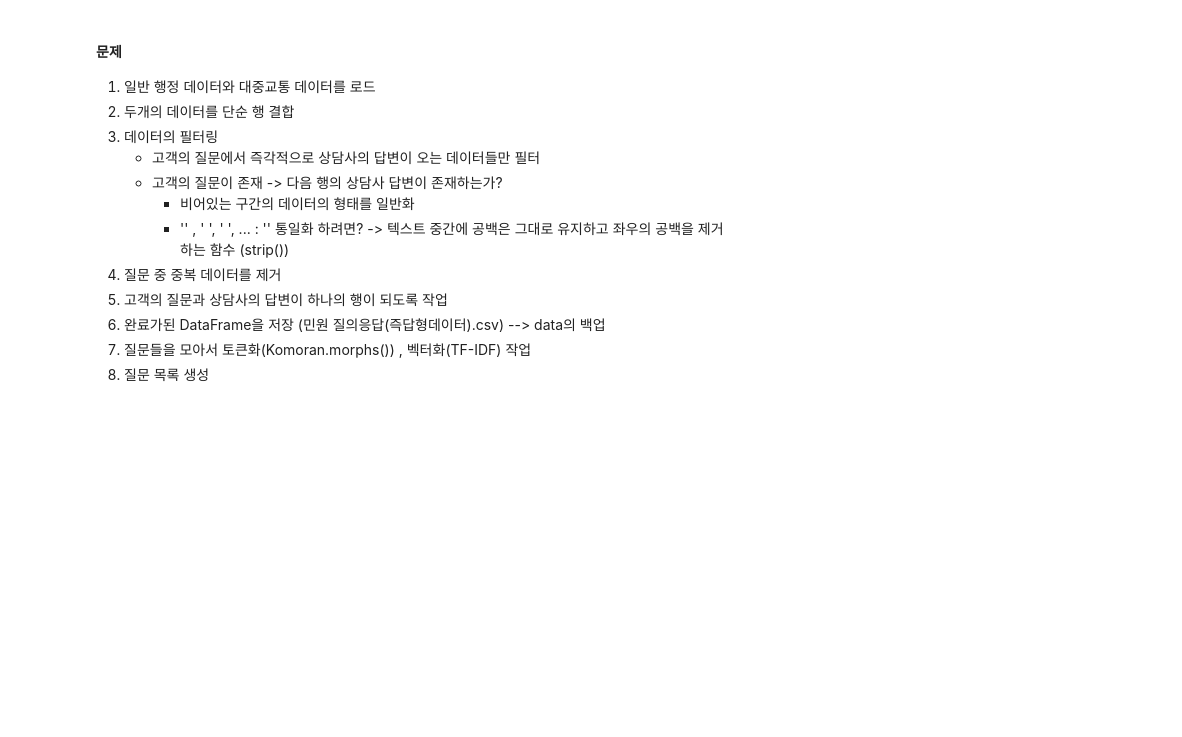
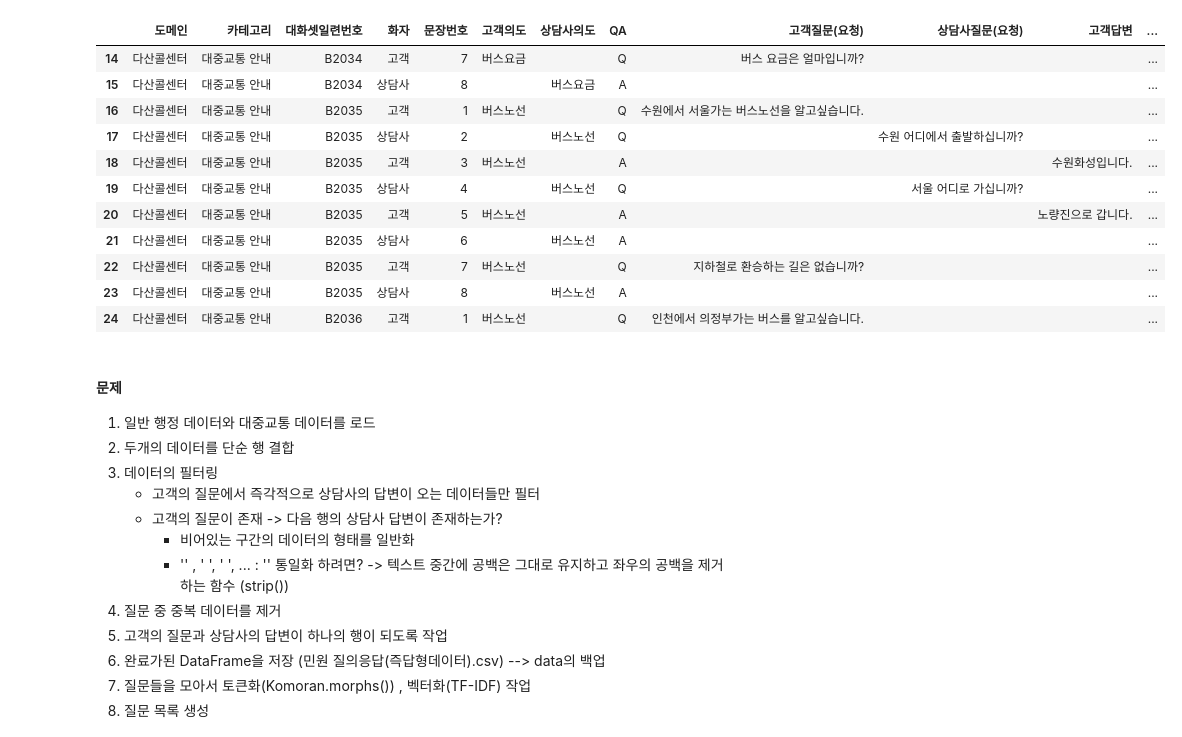
Before and after one commit to bsmoon-86/multicam_11, a Jupyter notebook: 20260604/03_cosine_exam.ipynb, the cells around one changed output. Saved outputs shown, nothing was run; the diff lists cells and outputs as text; code cells hidden in the pictures; blank space fills up the shorter version.

```diff
--- a/20260604/03_cosine_exam.ipynb
+++ b/20260604/03_cosine_exam.ipynb
@@ -7,7 +7,20 @@ df.info()
 # %%
 df.isna().sum()
 # %%
-df.head(10)
+df.loc[14:24]
+# %% [output]
+|  | 도메인 | 카테고리 | 대화셋일련번호 | 화자 | 문장번호 | 고객의도 | 상담사의도 | QA | 고객질문(요청) | 상담사질문(요청) | 고객답변 | ... |
+| 14 | 다산콜센터 | 대중교통 안내 | B2034 | 고객 | 7 | 버스요금 |  | Q | 버스 요금은 얼마입니까? |  |  | ... |
+| 15 | 다산콜센터 | 대중교통 안내 | B2034 | 상담사 | 8 |  | 버스요금 | A |  |  |  | ... |
+| 16 | 다산콜센터 | 대중교통 안내 | B2035 | 고객 | 1 | 버스노선 |  | Q | 수원에서 서울가는 버스노선을 알고싶습니다. |  |  | ... |
+| 17 | 다산콜센터 | 대중교통 안내 | B2035 | 상담사 | 2 |  | 버스노선 | Q |  | 수원 어디에서 출발하십니까? |  | ... |
+| 18 | 다산콜센터 | 대중교통 안내 | B2035 | 고객 | 3 | 버스노선 |  | A |  |  | 수원화성입니다. | ... |
+| 19 | 다산콜센터 | 대중교통 안내 | B2035 | 상담사 | 4 |  | 버스노선 | Q |  | 서울 어디로 가십니까? |  | ... |
+| 20 | 다산콜센터 | 대중교통 안내 | B2035 | 고객 | 5 | 버스노선 |  | A |  |  | 노량진으로 갑니다. | ... |
+| 21 | 다산콜센터 | 대중교통 안내 | B2035 | 상담사 | 6 |  | 버스노선 | A |  |  |  | ... |
+| 22 | 다산콜센터 | 대중교통 안내 | B2035 | 고객 | 7 | 버스노선 |  | Q | 지하철로 환승하는 길은 없습니까? |  |  | ... |
+| 23 | 다산콜센터 | 대중교통 안내 | B2035 | 상담사 | 8 |  | 버스노선 | A |  |  |  | ... |
+| 24 | 다산콜센터 | 대중교통 안내 | B2036 | 고객 | 1 | 버스노선 |  | Q | 인천에서 의정부가는 버스를 알고싶습니다. |  |  | ... |
 # %% [markdown]
 #### 문제
 1. 일반 행정 데이터와 대중교통 데이터를 로드
```
Also changed, not shown: parts of 18 cells of this notebook, 16 other files.
